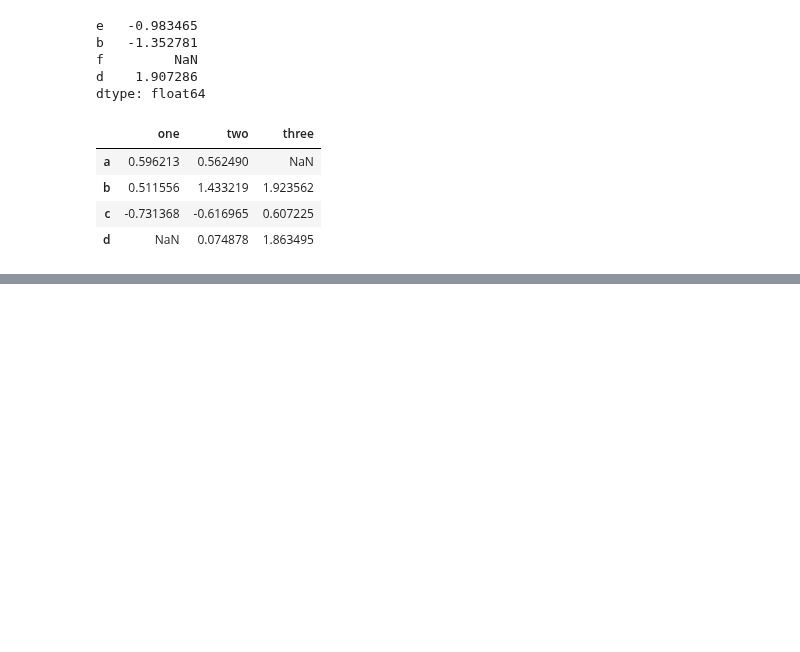
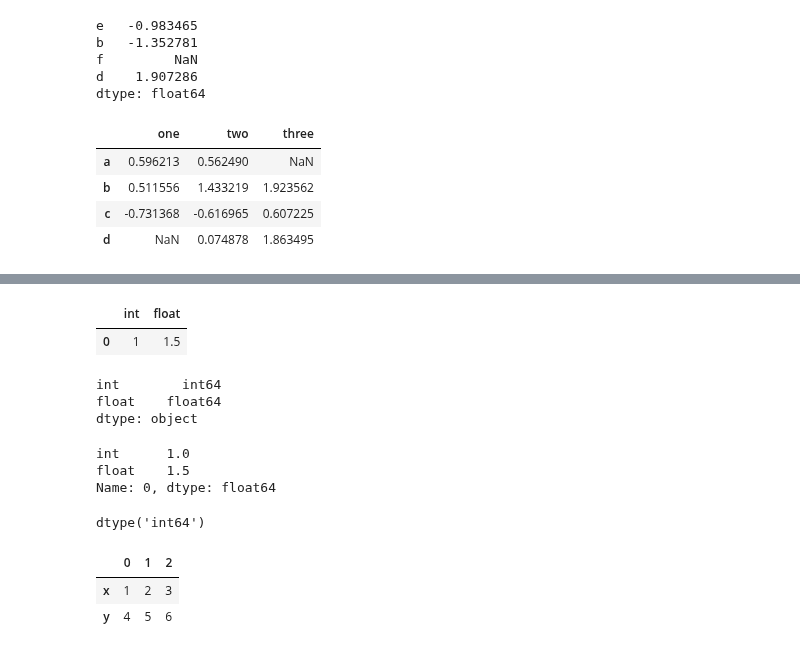
Before and after one commit to UtsavParashar/PythonProblems, a Jupyter notebook: PandasOffDoc.ipynb, the cells around one changed output, grey strips where cells are left out. Saved outputs shown, nothing was run; the diff lists cells and outputs as text; code cells hidden in the pictures; blank space fills up the shorter version.

```diff
--- a/PandasOffDoc.ipynb
+++ b/PandasOffDoc.ipynb
@@ -3299,0 +3375,30 @@ df.rename_axis(index=str.upper)
+# %%
+df_orig = pd.DataFrame([[1, 1.5]], columns=["int", "float"])
+df_orig
+# %% [output]
+|  | int | float |
+| 0 | 1 | 1.5 |
+# %%
+df_orig.dtypes
+# %% [output]
+int        int64
+float    float64
+dtype: object
+# %%
+row = next(df_orig.iterrows())[1]
+print(row)
+type(row) # pandas.core.series.Series
+row['int'].dtype # dtype('float64')
+df_orig['int'].dtype # dtype('int64')
+# %% [output]
+int      1.0
+float    1.5
+Name: 0, dtype: float64
+dtype('int64')
+# %%
+df2 = pd.DataFrame({"x": [1, 2, 3], "y": [4, 5, 6]})
+df2.T
+# %% [output]
+|  | 0 | 1 | 2 |
+| x | 1 | 2 | 3 |
+| y | 4 | 5 | 6 |
```
Also changed, not shown: parts of 50 cells of this notebook, 1 other file.
